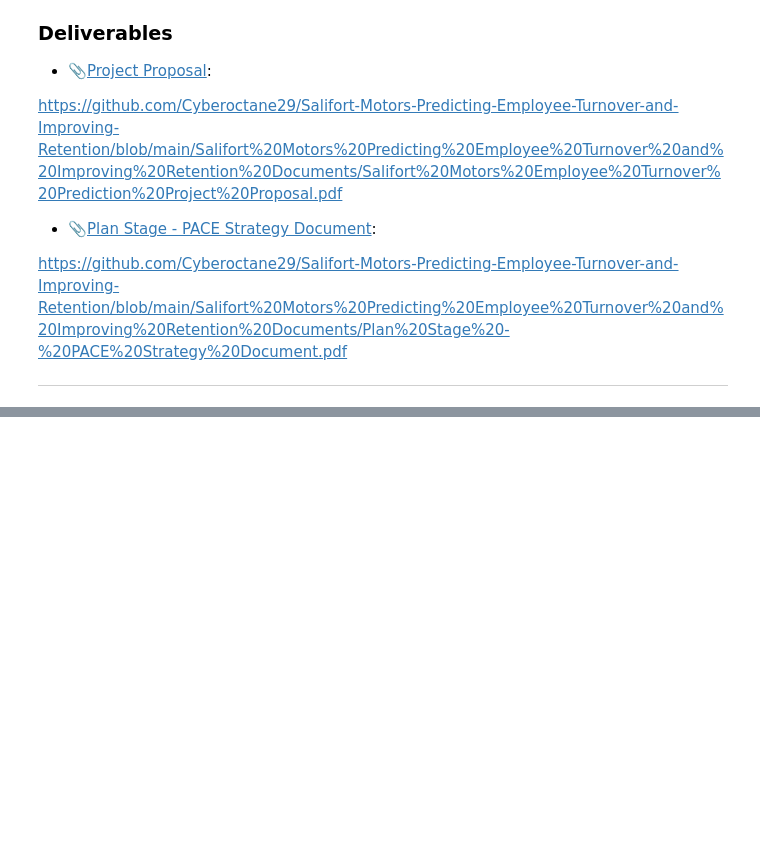
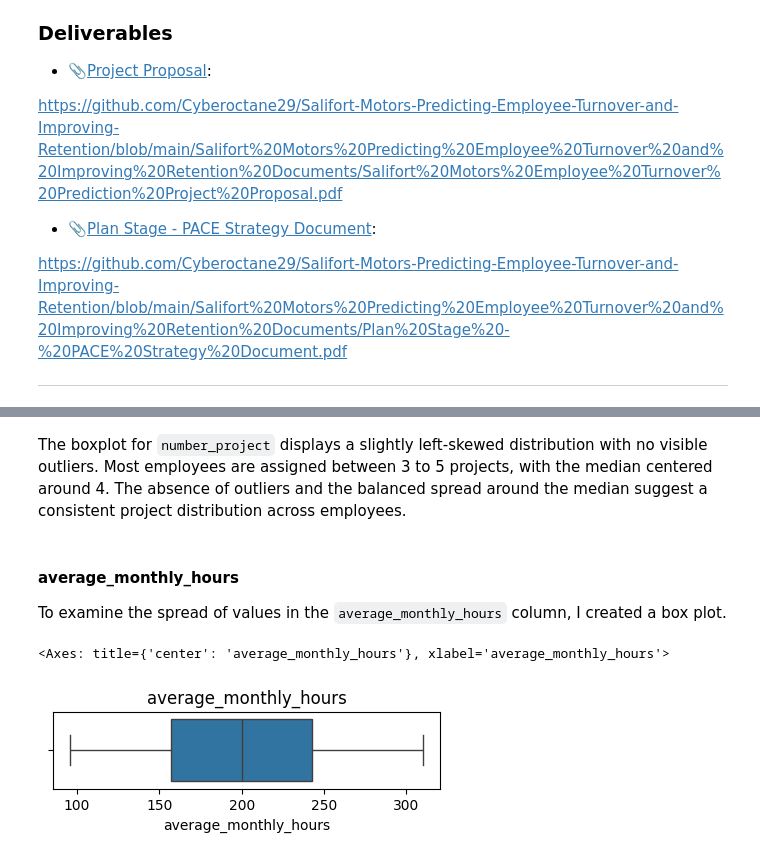
Before and after one commit to Cyberoctane29/Salifort-Motors-Predicting-Employee-Turnover-and-Improving-Retention, a Jupyter notebook: Project Parts/Salifort_Motors_Turnover_Part1_Plan_and_Analyze_Includes_EDA.ipynb, the cells around one changed output, grey strips where cells are left out. Drawn from its saved outputs; the diff is of its cells as text; code cells hidden in the pictures; blank space fills up the shorter version.

```diff
--- a/Project Parts/Salifort_Motors_Turnover_Part1_Plan_and_Analyze_Includes_EDA.ipynb
+++ b/Project Parts/Salifort_Motors_Turnover_Part1_Plan_and_Analyze_Includes_EDA.ipynb
@@ -335,0 +710,13 @@ https://github.com/Cyberoctane29/Salifort-Motors-Predicting-Employee-Turnover-an
+# %% [markdown]
+The boxplot for `number_project` displays a slightly left-skewed distribution with no visible outliers. Most employees are assigned between 3 to 5 projects, with the median centered around 4. The absence of outliers and the balanced spread around the median suggest a consistent project distribution across employees.
+# %% [markdown]
+#### average_monthly_hours
+
+To examine the spread of values in the `average_monthly_hours` column, I created a box plot.
+# %%
+plt.figure(figsize=(5,1))
+plt.title('average_monthly_hours')
+sns.boxplot(x=hr_df1['average_monthly_hours'])
+# %% [output]
+<Axes: title={'center': 'average_monthly_hours'}, xlabel='average_monthly_hours'>
+[figure, added]
```
Also changed, not shown: parts of 67 cells of this notebook.
